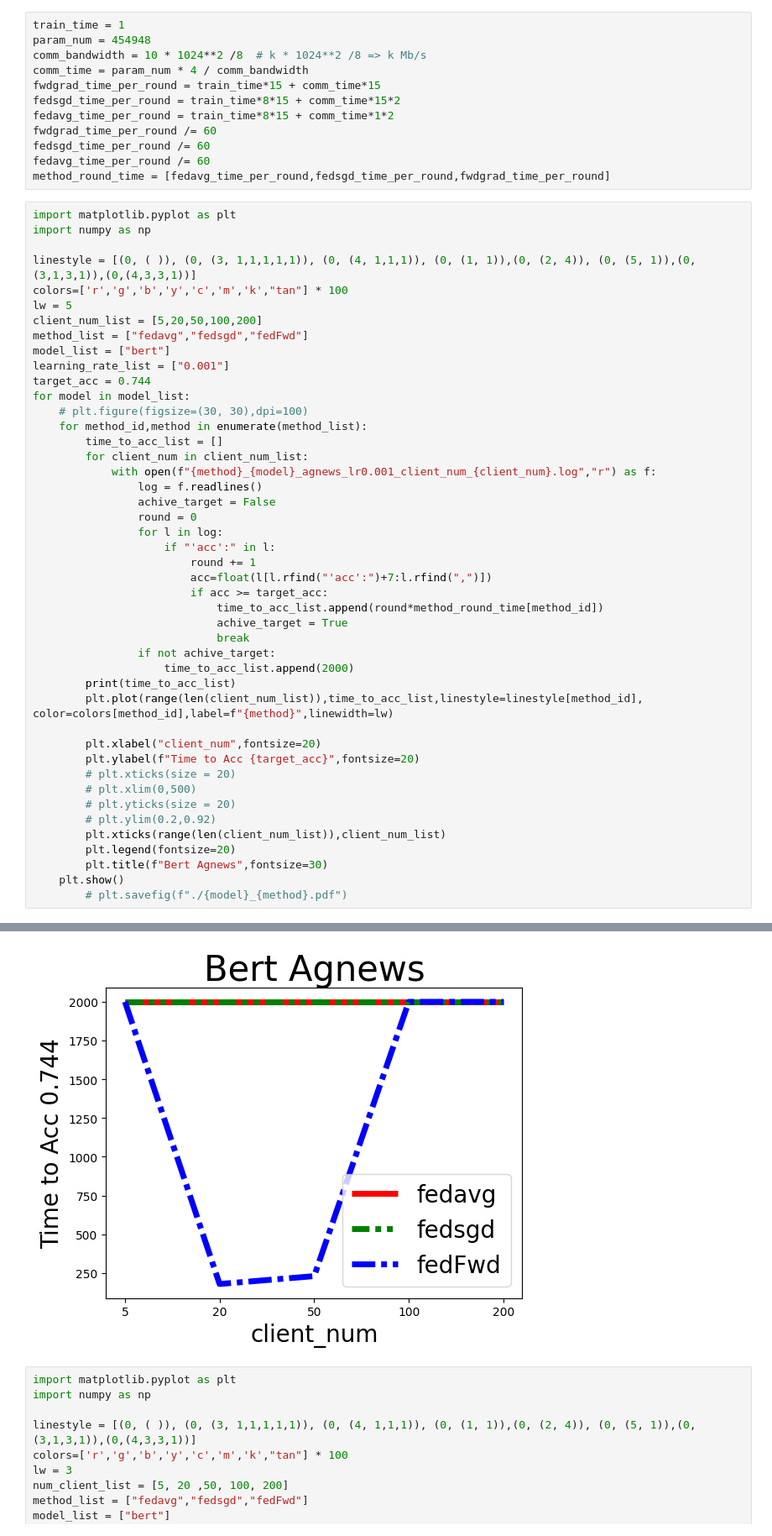
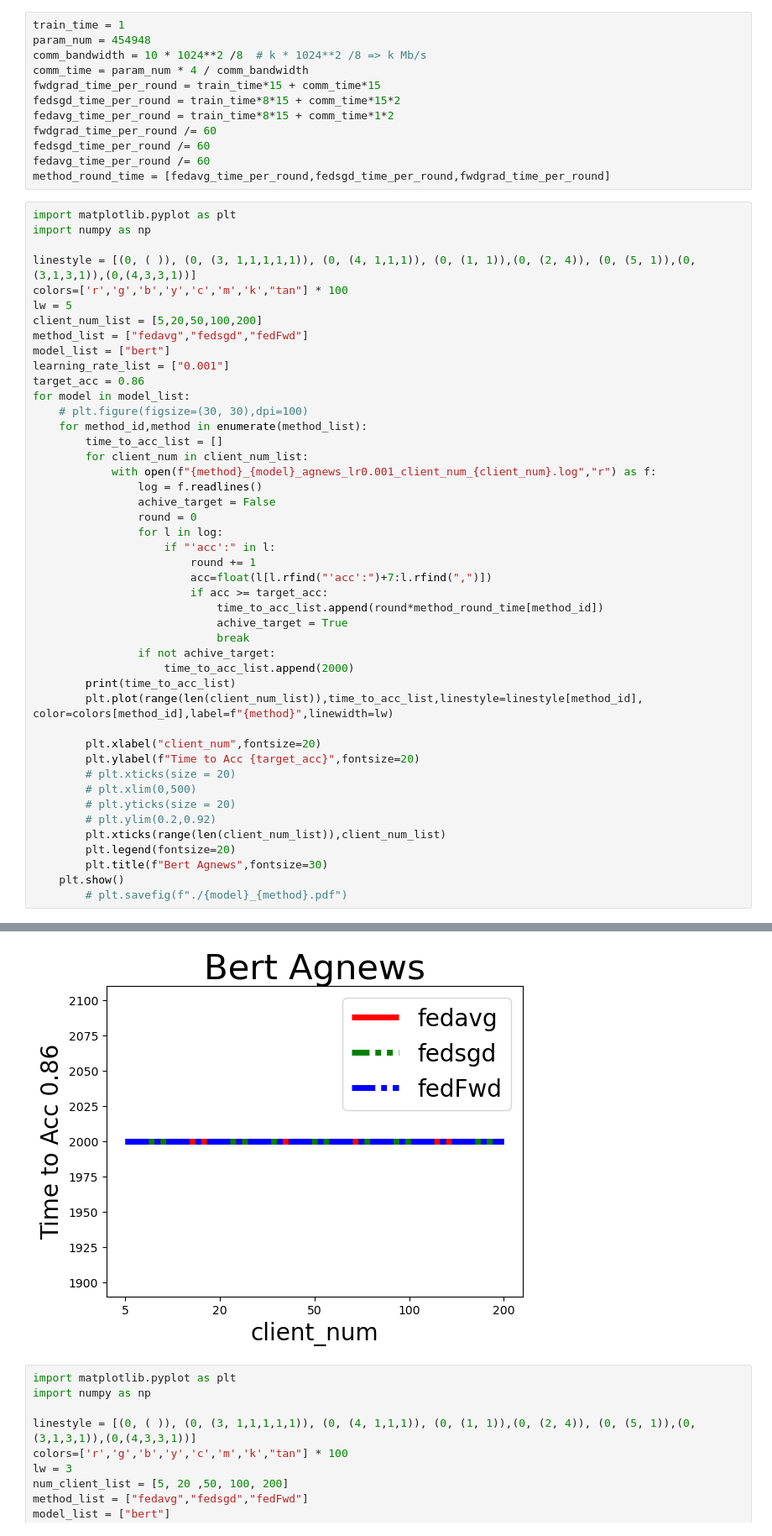
Before and after one commit to UbiquitousLearning/FwdLLM, a Jupyter notebook: experiments/distributed/transformer_exps/run_tc_exps/log/time_to_acc_diff_client_num/bert_agnews/plot.ipynb, the cells around one changed output, grey strips where cells are left out. Shown at 84% size. Saved outputs shown, nothing was run; the diff lists cells and outputs as text.

```diff
--- a/experiments/distributed/transformer_exps/run_tc_exps/log/time_to_acc_diff_client_num/bert_agnews/plot.ipynb
+++ b/experiments/distributed/transformer_exps/run_tc_exps/log/time_to_acc_diff_client_num/bert_agnews/plot.ipynb
@@ -21,7 +21,7 @@ client_num_list = [5,20,50,100,200]
 method_list = ["fedavg","fedsgd","fedFwd"]
 model_list = ["bert"]
 learning_rate_list = ["0.001"]
-target_acc = 0.744
+target_acc = 0.86
 for model in model_list:
     # plt.figure(figsize=(30, 30),dpi=100)
     for method_id,method in enumerate(method_list):
@@ -62,4 +62,4 @@ for model in model_list:
-[figure, old version]
+[figure, new version]
 # %%
 import matplotlib.pyplot as plt
 import numpy as np
```
Also changed, not shown: parts of 1 cell of this notebook, 28 other files.
